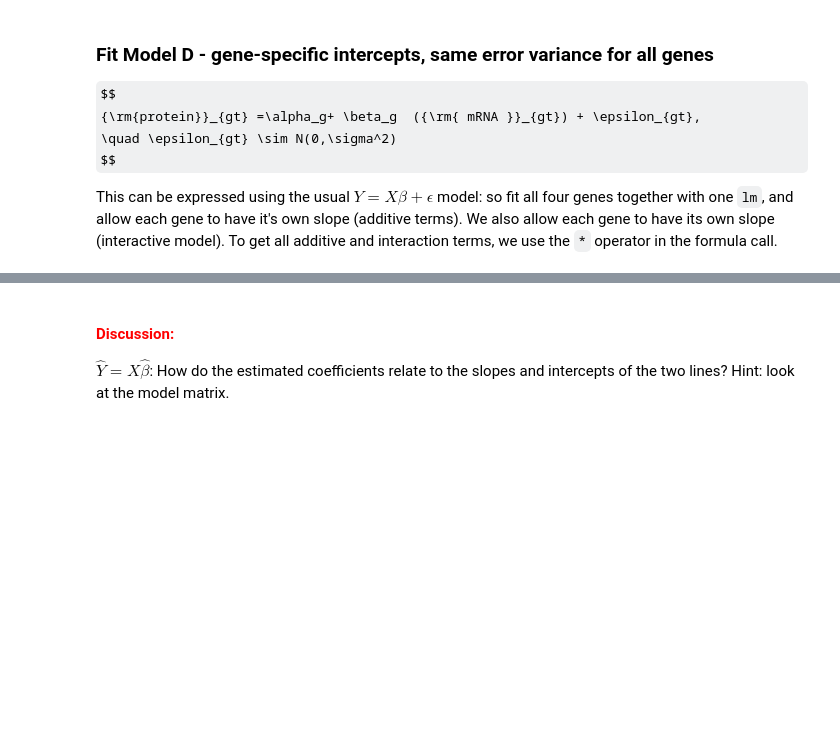
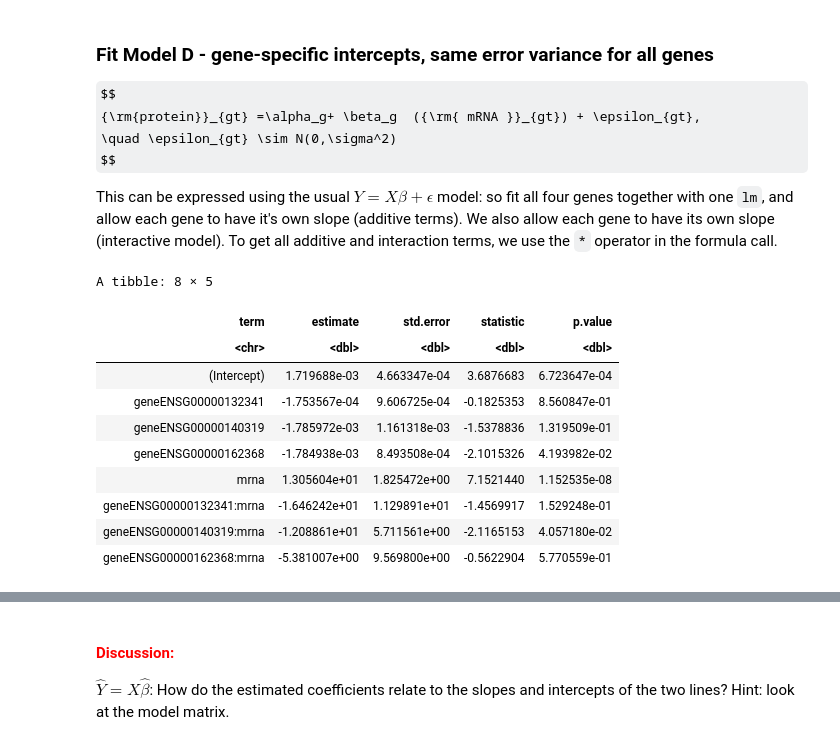
Before and after one commit to UBC-STAT/stat-450, a Jupyter notebook: lectures/04_nested_models.ipynb, the cells around one changed output, grey strips where cells are left out. Drawn from its saved outputs; the diff is of its cells as text; code cells hidden in the pictures; some formulas as TeX source; blank space fills up the shorter version.

```diff
--- a/lectures/04_nested_models.ipynb
+++ b/lectures/04_nested_models.ipynb
@@ -220,7 +301,19 @@ $$
 
 This can be expressed using the usual $Y=X \beta + \epsilon$ model:  so fit all four genes together with one `lm`, and allow each gene to have it's own slope (additive terms). We also allow each gene to have its own slope (interactive model). To get all additive and interaction terms, we use the `*` operator in the formula call.
 # %%
-lm_D <- lm(protein ~ gene * mrna, data = sample_4_complete_genes)
+lm_D <- lm(..., data = sample_4_complete_genes)
 tidy(lm_D)
+# %% [output]
+A tibble: 8 × 5
+| term | estimate | std.error | statistic | p.value |
+| <chr> | <dbl> | <dbl> | <dbl> | <dbl> |
+| (Intercept) | 1.719688e-03 | 4.663347e-04 | 3.6876683 | 6.723647e-04 |
+| geneENSG00000132341 | -1.753567e-04 | 9.606725e-04 | -0.1825353 | 8.560847e-01 |
+| geneENSG00000140319 | -1.785972e-03 | 1.161318e-03 | -1.5378836 | 1.319509e-01 |
+| geneENSG00000162368 | -1.784938e-03 | 8.493508e-04 | -2.1015326 | 4.193982e-02 |
+| mrna | 1.305604e+01 | 1.825472e+00 | 7.1521440 | 1.152535e-08 |
+| geneENSG00000132341:mrna | -1.646242e+01 | 1.129891e+01 | -1.4569917 | 1.529248e-01 |
+| geneENSG00000140319:mrna | -1.208861e+01 | 5.711561e+00 | -2.1165153 | 4.057180e-02 |
+| geneENSG00000162368:mrna | -5.381007e+00 | 9.569800e+00 | -0.5622904 | 5.770559e-01 |
 # %%
 # A different way to write the same model
```
Also changed, not shown: parts of 29 cells of this notebook.
